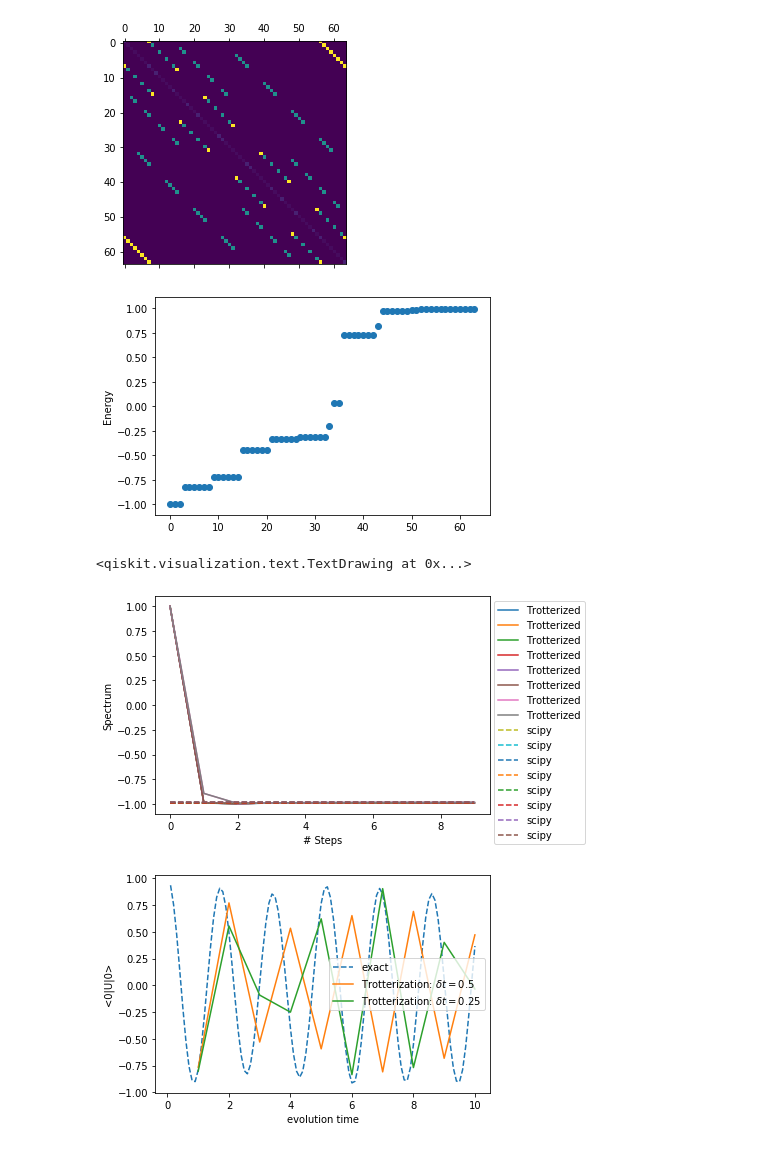
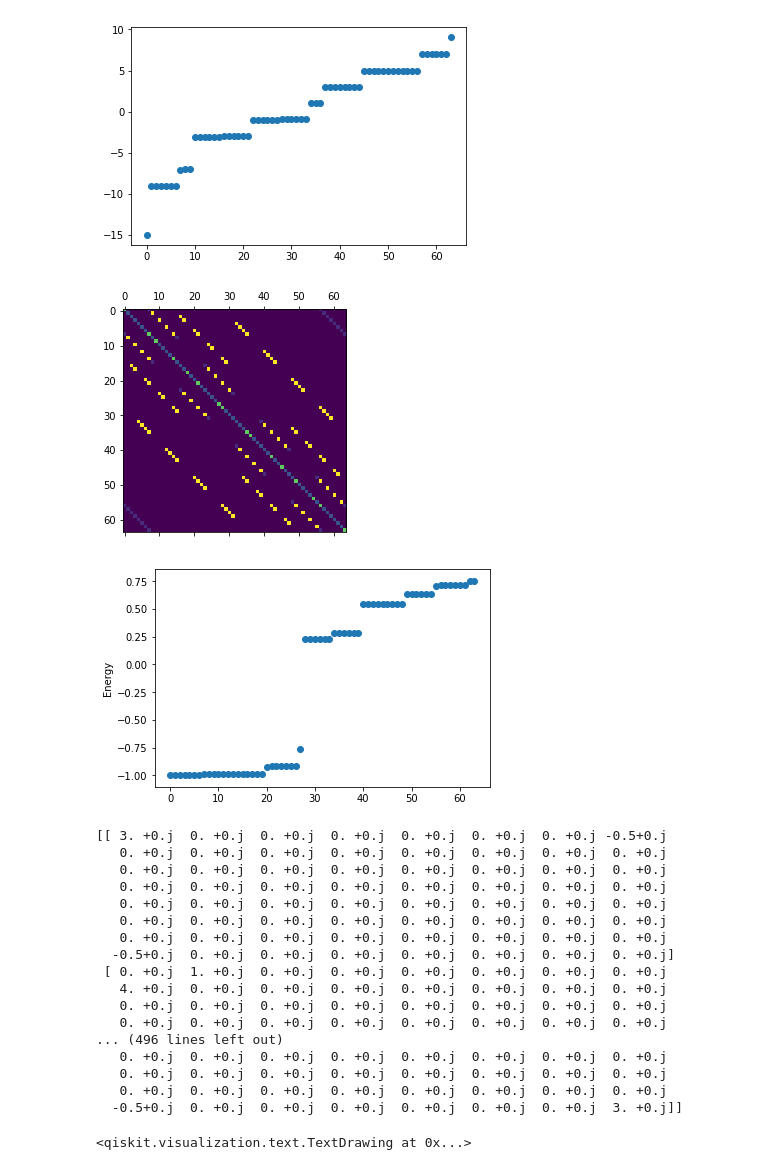
Before and after one commit to brower/QuLAT, a Jupyter notebook: Hiroki/jupyter_notebooks/2_plaquettes_simulation.ipynb, the cells around one changed output. Cells and saved outputs as stored; diff of their text form; code cells hidden in the pictures.

Commit message:
The matrices are changed to scipy.sparse.csr_matrix.

```diff
--- a/Hiroki/jupyter_notebooks/2_plaquettes_simulation.ipynb
+++ b/Hiroki/jupyter_notebooks/2_plaquettes_simulation.ipynb
@@ -13,17 +14,40 @@ import matplotlib.pyplot as plt
 # %%
 # 2 triangle plaquettes
 T = 1
-H = TrianglePlaquetteHamiltonian(0.5, 1.0, 2)
-exact = expm(-1j*H.matrix_form()*T)
+H = TrianglePlaquetteHamiltonian(1, 1, 2)
+matH = H.matrix_form()
+spectrum, _ = H.eigensystem()
+plt.scatter(range(spectrum.shape[0]), np.sort(spectrum))
+plt.show()
+exact = expm(-1j*matH*T)
 spectrum, _ = eig(exact)
-plt.matshow(np.abs(H.matrix_form()))
+plt.matshow(np.abs(matH))
 plt.show()
 plt.scatter(range(spectrum.shape[0]), np.sort(spectrum))
 plt.ylabel("Energy")
 plt.show()
+print(matH)
 # %% [output]
-[figure, old version]
+[figure, new version]
-[figure, old version]
+[figure, new version]
+[figure, added]
+[[ 3. +0.j  0. +0.j  0. +0.j  0. +0.j  0. +0.j  0. +0.j  0. +0.j -0.5+0.j
+   0. +0.j  0. +0.j  0. +0.j  0. +0.j  0. +0.j  0. +0.j  0. +0.j  0. +0.j
+   0. +0.j  0. +0.j  0. +0.j  0. +0.j  0. +0.j  0. +0.j  0. +0.j  0. +0.j
+   0. +0.j  0. +0.j  0. +0.j  0. +0.j  0. +0.j  0. +0.j  0. +0.j  0. +0.j
+   0. +0.j  0. +0.j  0. +0.j  0. +0.j  0. +0.j  0. +0.j  0. +0.j  0. +0.j
+   0. +0.j  0. +0.j  0. +0.j  0. +0.j  0. +0.j  0. +0.j  0. +0.j  0. +0.j
+   0. +0.j  0. +0.j  0. +0.j  0. +0.j  0. +0.j  0. +0.j  0. +0.j  0. +0.j
+  -0.5+0.j  0. +0.j  0. +0.j  0. +0.j  0. +0.j  0. +0.j  0. +0.j  0. +0.j]
+ [ 0. +0.j  1. +0.j  0. +0.j  0. +0.j  0. +0.j  0. +0.j  0. +0.j  0. +0.j
+   4. +0.j  0. +0.j  0. +0.j  0. +0.j  0. +0.j  0. +0.j  0. +0.j  0. +0.j
+   0. +0.j  0. +0.j  0. +0.j  0. +0.j  0. +0.j  0. +0.j  0. +0.j  0. +0.j
+   0. +0.j  0. +0.j  0. +0.j  0. +0.j  0. +0.j  0. +0.j  0. +0.j  0. +0.j
+... (496 lines left out)
+   0. +0.j  0. +0.j  0. +0.j  0. +0.j  0. +0.j  0. +0.j  0. +0.j  0. +0.j
+   0. +0.j  0. +0.j  0. +0.j  0. +0.j  0. +0.j  0. +0.j  0. +0.j  0. +0.j
+   0. +0.j  0. +0.j  0. +0.j  0. +0.j  0. +0.j  0. +0.j  0. +0.j  0. +0.j
+  -0.5+0.j  0. +0.j  0. +0.j  0. +0.j  0. +0.j  0. +0.j  0. +0.j  3. +0.j]]
 # %%
 qr = QuantumRegister(6, 'qr')
 circ = QuantumCircuit(qr)
@@ -51,5 +75,3 @@ plt.xlabel("# Steps")
 plt.ylabel("Spectrum")
 plt.legend(bbox_to_anchor=(1.3, 1))
 plt.show()
-# %% [output]
-[figure, removed]
@@ -56,15 +82,16 @@ plt.show()
 # %%
 # Initialize Simulator
 backend = BasicAer.get_backend('unitary_simulator')
-# Compare exact <0|U|0> with trotterized <0|(Uel Ucoup Upla)^n|0> with 5 steps and 20 steps
+# Compare exact <0|U|0> with trotterized <0|(Uel Ucoup Upla)^n|0> with 2 steps and 8 steps per T=1
 exact_exps = []
-tr_exps5 = []
-tr_exps20 = []
+tr_exps2 = []
+tr_exps8 = []
 for t in np.arange(0.1, 10.1, 0.1):
     zerostate = np.zeros([2**6, 1])
-    zerostate[-1, 0] = 1
-    exact = expm(-1j*H.matrix_form()*t)
-    exact_exps.append(np.dot(np.dot(zerostate.T, expm(-1j*H.matrix_form()*t)), zerostate)[0, 0])
+    zerostate[0, 0] = 1
+    exact = expm(-1j*matH*t)
+    exact_exps.append(np.real(np.matmul(np.matmul(zerostate.T, expm(-1j*H.matrix_form()*t)), zerostate)[0, 0]))
+
 
 for t in np.arange(1, 11):
     # Construct Circuit with n_steps = 20
@@ -73,24 +100,22 @@ for t in np.arange(1, 11):
     circ1 = trotter_circuit(circ1, qr, H, t, 2*t)
     job = execute(circ1, backend)
     tr_unitary1 = job.result().get_unitary(circ1, decimals=3)
-    tr_exps5.append(np.dot(np.dot(zerostate.T, tr_unitary1), zerostate)[0, 0])
-    # Construct Circuit with n_steps = 60
+    tr_exps2.append(np.dot(np.dot(zerostate.T, tr_unitary1), zerostate)[0, 0])
+    # Construct Circuit with n_steps = 80
     qr = QuantumRegister(6, 'qr')
     circ2 = QuantumCircuit(qr)
-    circ2 = trotter_circuit(circ2, qr, H, t, 6*t)
+    circ2 = trotter_circuit(circ2, qr, H, t, 8*t)
     job = execute(circ2, backend)
     tr_unitary2 = job.result().get_unitary(circ2, decimals=3)
-    tr_exps20.append(np.dot(np.dot(zerostate.T, tr_unitary2), zerostate)[0, 0])
+    tr_exps8.append(np.dot(np.dot(zerostate.T, tr_unitary2), zerostate)[0, 0])
 
 plt.plot(np.arange(0.1, 10.1, 0.1), exact_exps, label='exact', linestyle='--')
-plt.plot(range(1, 11), tr_exps5, label='Trotterization: $\delta t=0.5$')
-plt.plot(range(1, 11), tr_exps20, label='Trotterization: $\delta t=0.25$')
+plt.plot(range(1, 11), tr_exps2, label='Trotterization: $\Delta t=0.5$')
+plt.plot(range(1, 11), tr_exps8, label='Trotterization: $\Delta t=0.125$')
 plt.legend()
 plt.xlabel('evolution time')
 plt.ylabel('<0|U|0>')
 plt.show()
-# %% [output]
-[figure, removed]
 # %%
 # Initialize Simulator
 backend = BasicAer.get_backend('unitary_simulator')
```
Also changed, not shown: parts of 3 cells of this notebook, 3 other files.
